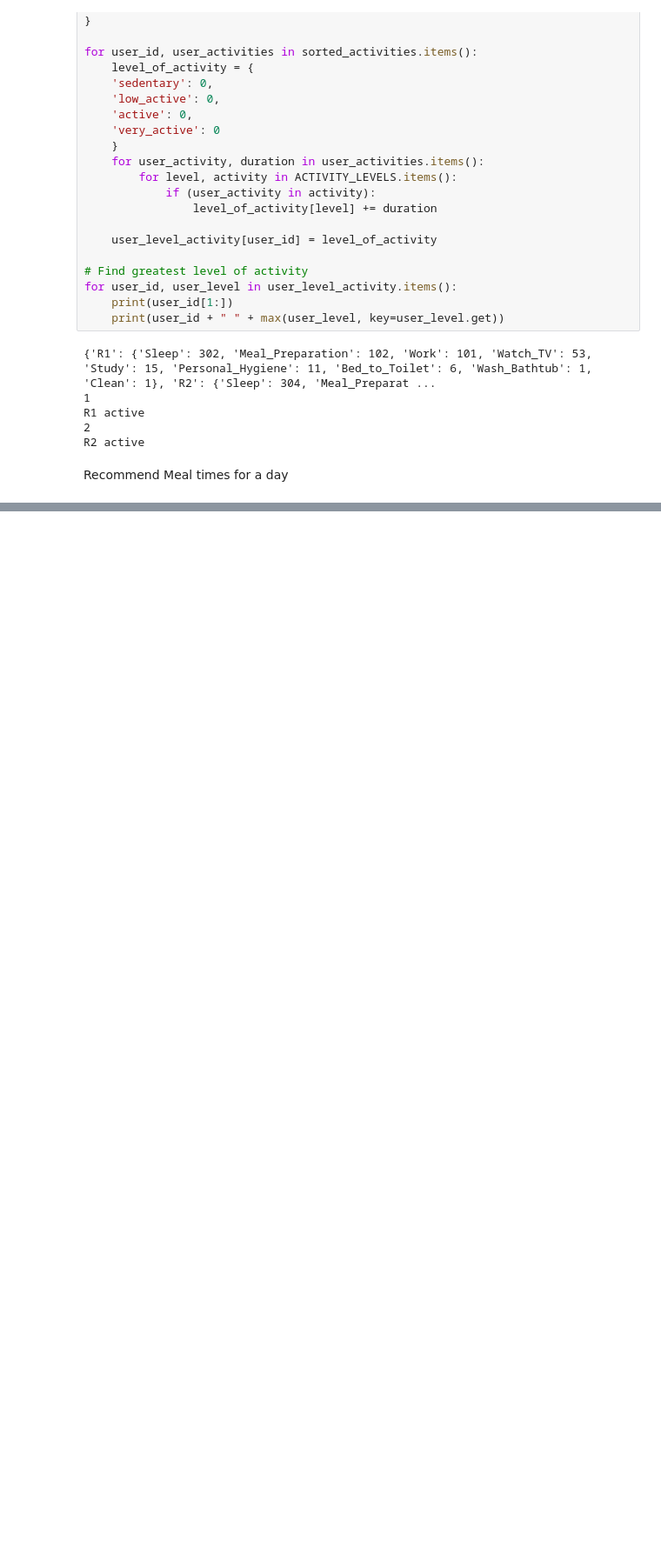
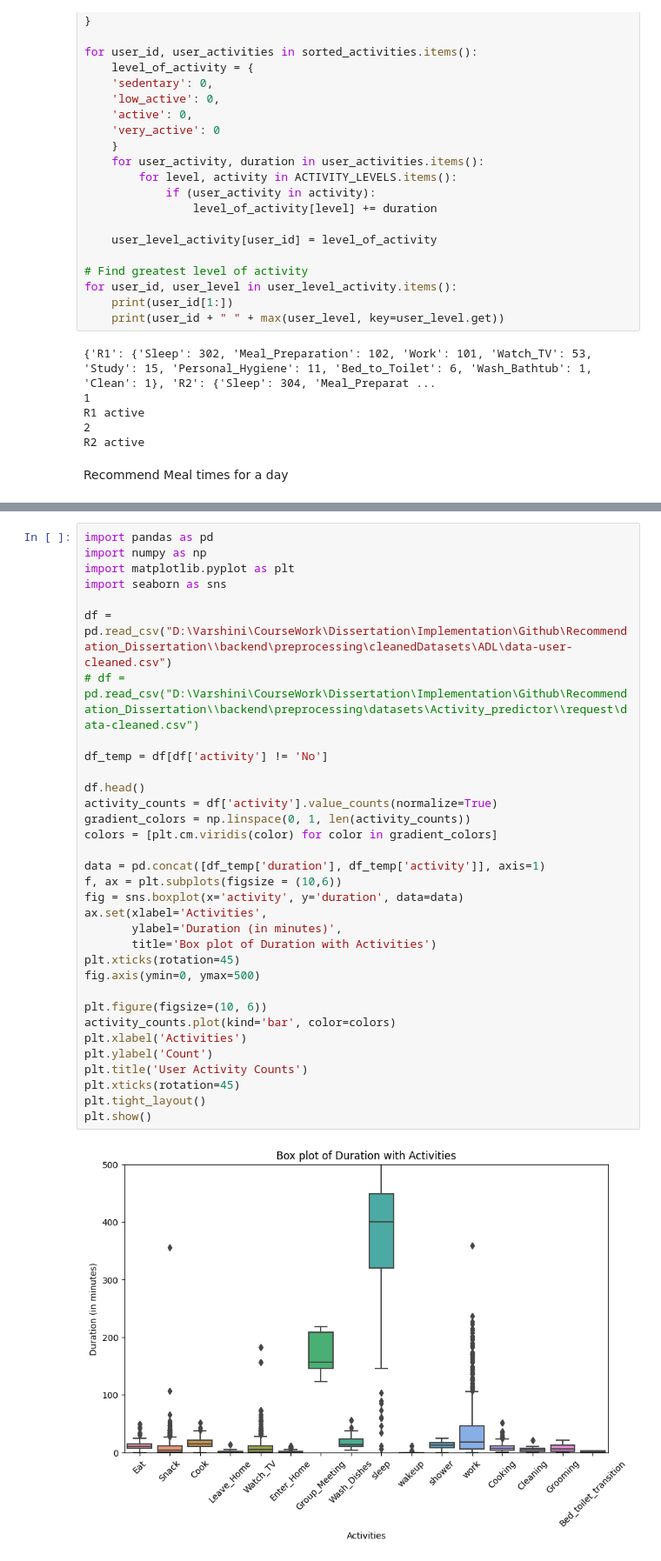
Before and after one commit to sureshvarshini/Recommendation_Dissertation, a Jupyter notebook: backend/preprocessing/csv_notebook.ipynb, the cells around one changed output, grey strips where cells are left out. Shown: that part at 87% size. Saved outputs shown, nothing was run; the diff lists cells and outputs as text; blank space fills up the shorter version.

```diff
--- a/backend/preprocessing/csv_notebook.ipynb
+++ b/backend/preprocessing/csv_notebook.ipynb
@@ -369,0 +483,35 @@ print(user_timetable)
+# %%
+import pandas as pd
+import numpy as np
+import matplotlib.pyplot as plt
+import seaborn as sns
+
+df = pd.read_csv("D:\Varshini\CourseWork\Dissertation\Implementation\Github\Recommendation_Dissertation\\backend\preprocessing\cleanedDatasets\ADL\data-user-cleaned.csv")
+# df = pd.read_csv("D:\Varshini\CourseWork\Dissertation\Implementation\Github\Recommendation_Dissertation\\backend\preprocessing\datasets\Activity_predictor\\request\data-cleaned.csv")
+
+df_temp = df[df['activity'] != 'No']
+
+df.head()
+activity_counts = df['activity'].value_counts(normalize=True)
+gradient_colors = np.linspace(0, 1, len(activity_counts))
+colors = [plt.cm.viridis(color) for color in gradient_colors]
+
+data = pd.concat([df_temp['duration'], df_temp['activity']], axis=1)
+f, ax = plt.subplots(figsize = (10,6))
+fig = sns.boxplot(x='activity', y='duration', data=data)
+ax.set(xlabel='Activities',
+       ylabel='Duration (in minutes)',
+       title='Box plot of Duration with Activities')
+plt.xticks(rotation=45)
+fig.axis(ymin=0, ymax=500)
+
+plt.figure(figsize=(10, 6))
+activity_counts.plot(kind='bar', color=colors)
+plt.xlabel('Activities')
+plt.ylabel('Count')
+plt.title('User Activity Counts')
+plt.xticks(rotation=45)
+plt.tight_layout()
+plt.show()
+# %% [output]
+[figure, added]
```
Also changed, not shown: parts of 10 cells of this notebook, 16 other files.
